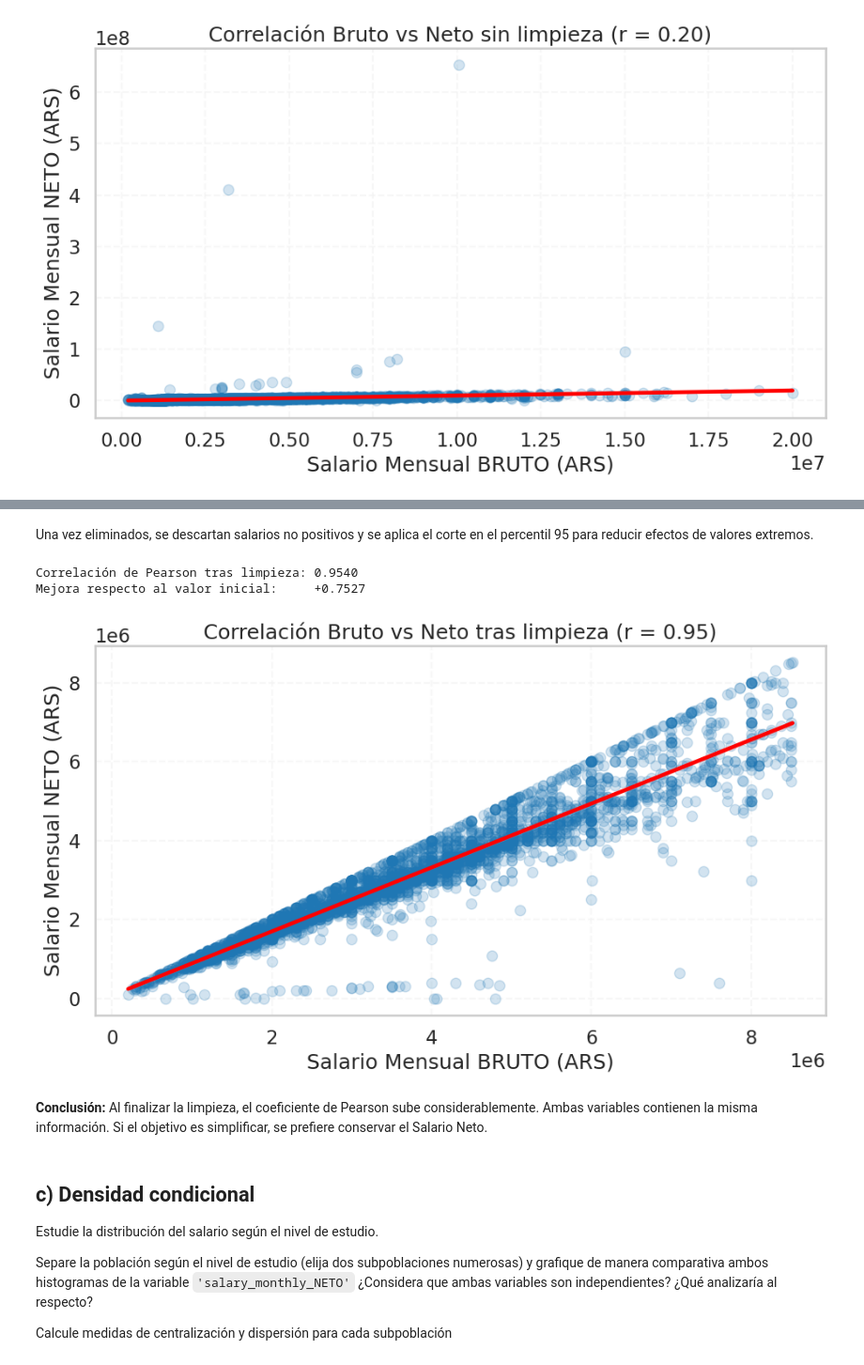
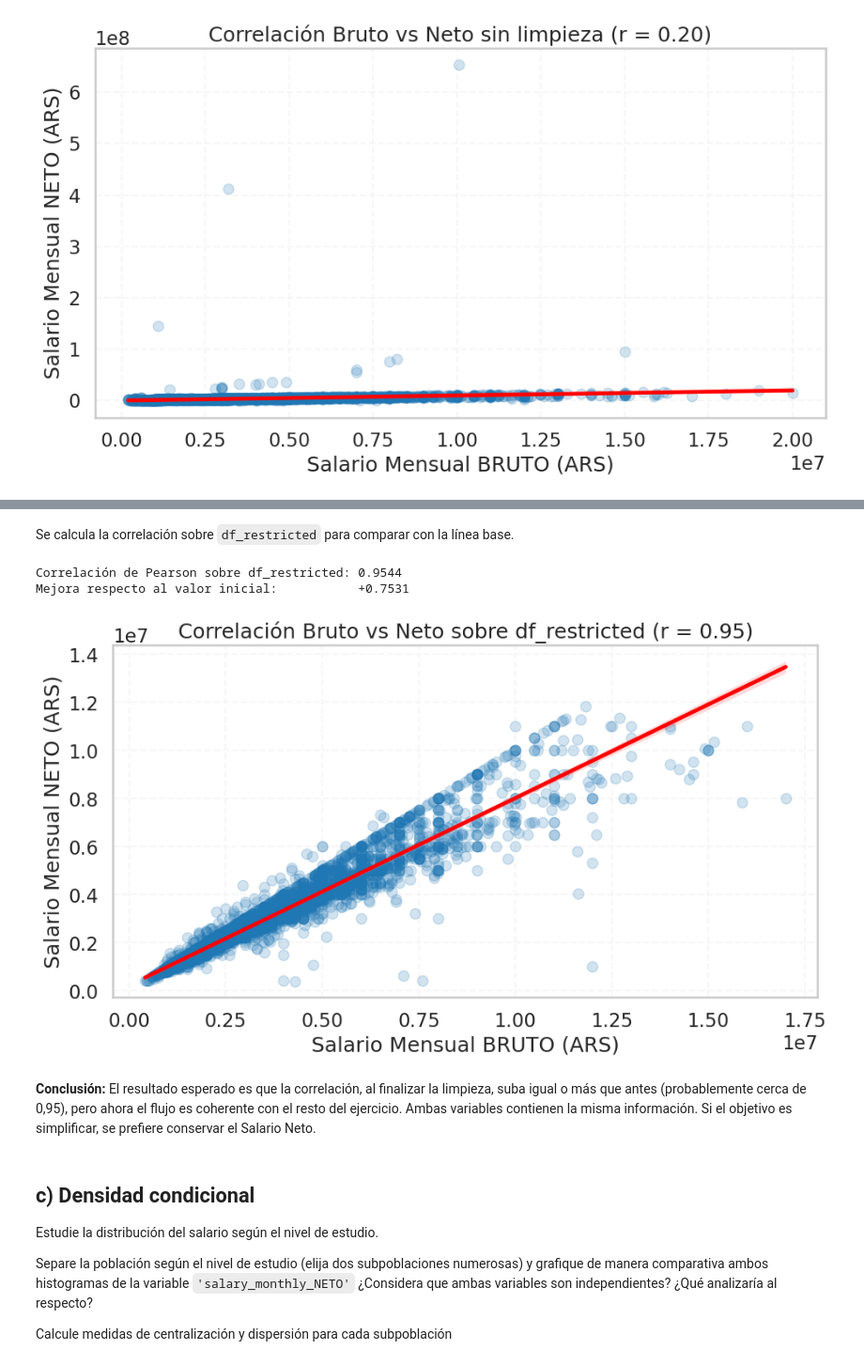
Before and after one commit to sgruyzcki/DiploDatos2026, a Jupyter notebook: Entregable_Parte_1_Grupo_3.ipynb, the cells around one changed output, grey strips where cells are left out. Shown at 94% size. Cells and saved outputs as stored; diff of their text form; code cells hidden in the pictures.

```diff
--- a/Entregable_Parte_1_Grupo_3.ipynb
+++ b/Entregable_Parte_1_Grupo_3.ipynb
@@ -869,39 +841,31 @@ Registros tras eliminar inconsistencias: 4778
-# %% [markdown]
-Una vez eliminados, se descartan salarios no positivos y se aplica el corte en el percentil 95 para reducir efectos de valores extremos.
+# %% [markdown]
+Se calcula la correlación sobre `df_restricted` para comparar con la línea base.
 # %%
-# Limpieza: valores positivos + corte percentil 95
-df_study = df_sin_errores[
-    (df_sin_errores['salary_monthly_NETO'] > 0) &
-    (df_sin_errores['salary_monthly_BRUTO'] > 0)
-].copy()
-
-limit = df_study['salary_monthly_BRUTO'].quantile(0.95)
-df_filtered = df_study[df_study['salary_monthly_BRUTO'] <= limit]
-
-correlacion_limpia = df_filtered['salary_monthly_BRUTO'].corr(df_filtered['salary_monthly_NETO'])
-print(f"Correlación de Pearson tras limpieza: {correlacion_limpia:.4f}")
-print(f"Mejora respecto al valor inicial:     {correlacion_limpia - correlacion_raw:+.4f}")
+# Correlación sobre df_restricted (ya sin outliers extremos ni ratio NETO/BRUTO > 1.5)
+correlacion_limpia = df_restricted['salary_monthly_BRUTO'].corr(df_restricted['salary_monthly_NETO'])
+print(f"Correlación de Pearson sobre df_restricted: {correlacion_limpia:.4f}")
+print(f"Mejora respecto al valor inicial:           {correlacion_limpia - correlacion_raw:+.4f}")
 
 plt.figure(figsize=(10, 6))
-sns.regplot(data=df_filtered,
+sns.regplot(data=df_restricted,
             x='salary_monthly_BRUTO',
             y='salary_monthly_NETO',
             scatter_kws={'alpha': 0.2},
             line_kws={'color': 'red'})
 
-plt.title(f'Correlación Bruto vs Neto tras limpieza (r = {correlacion_limpia:.2f})')
+plt.title(f'Correlación Bruto vs Neto sobre df_restricted (r = {correlacion_limpia:.2f})')
 plt.xlabel('Salario Mensual BRUTO (ARS)')
 plt.ylabel('Salario Mensual NETO (ARS)')
 plt.ticklabel_format(style='sci', axis='both', scilimits=(0, 0))
 plt.grid(True, linestyle='--', alpha=0.6)
 plt.tight_layout()
 plt.show()
 # %% [output]
-Correlación de Pearson tras limpieza: 0.9540
-Mejora respecto al valor inicial:     +0.7527
+Correlación de Pearson sobre df_restricted: 0.9544
+Mejora respecto al valor inicial:           +0.7531
-[figure, old version]
+[figure, new version]
 # %% [markdown]
-**Conclusión:**  Al finalizar la limpieza, el coeficiente de Pearson sube considerablemente. Ambas variables contienen la misma información. Si el objetivo es simplificar, se prefiere conservar el Salario Neto.
+**Conclusión:**  El resultado esperado es que la correlación, al finalizar la limpieza, suba igual o más que antes (probablemente cerca de 0,95), pero ahora el flujo es coherente con el resto del ejercicio. Ambas variables contienen la misma información. Si el objetivo es simplificar, se prefiere conservar el Salario Neto.
 # %% [markdown]
 ## c) Densidad condicional
 
```
Also changed, not shown: parts of 16 cells of this notebook.
